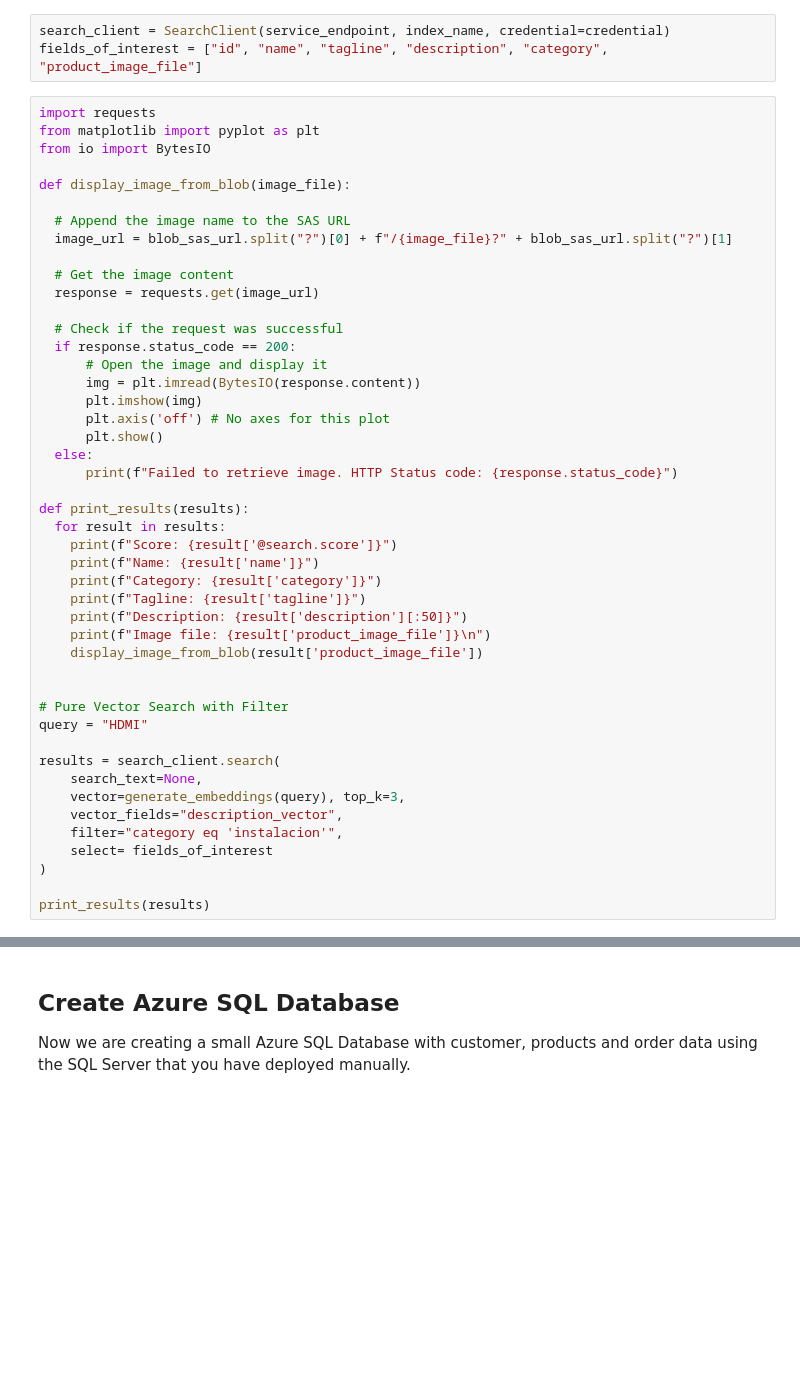
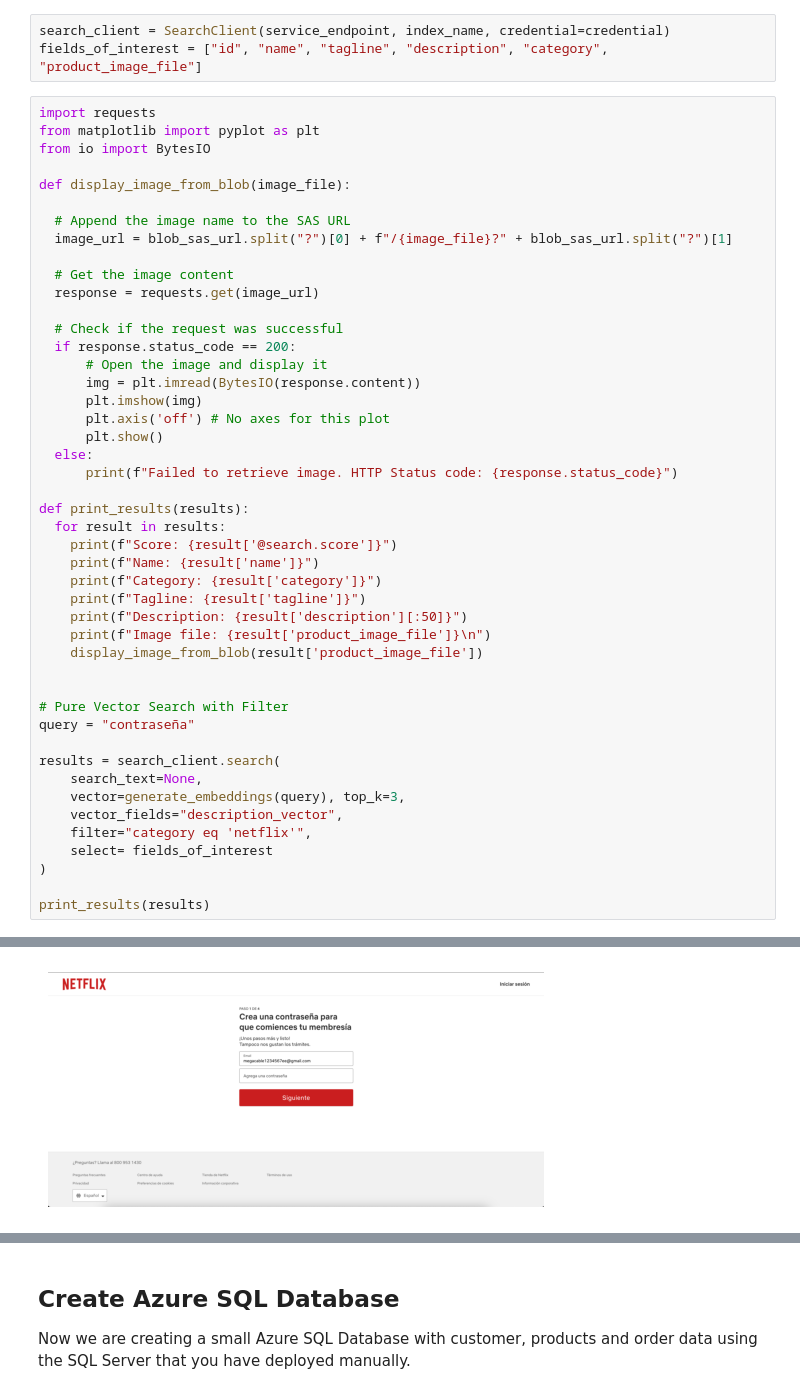
Before and after one commit to milioe/Avatar-de-instalacion, a Jupyter notebook: create-index-and-database.ipynb, the cells around one changed output, grey strips where cells are left out. Saved outputs shown, nothing was run; the diff lists cells and outputs as text; blank space fills up the shorter version.

```diff
--- a/create-index-and-database.ipynb
+++ b/create-index-and-database.ipynb
@@ -217,14 +217,15 @@ def print_results(results):
 
 
 # Pure Vector Search with Filter
-query = "HDMI"
+query = "contraseña"
 
 results = search_client.search(
     search_text=None,
     vector=generate_embeddings(query), top_k=3,
     vector_fields="description_vector",
-    filter="category eq 'instalacion'",
+    filter="category eq 'netflix'",
     select= fields_of_interest
 )
 
 print_results(results)
+# %% [output]
@@ -230,0 +238 @@ print_results(results)
+[figure, added]
```
Also changed, not shown: parts of 2 cells of this notebook, 6 other files.
